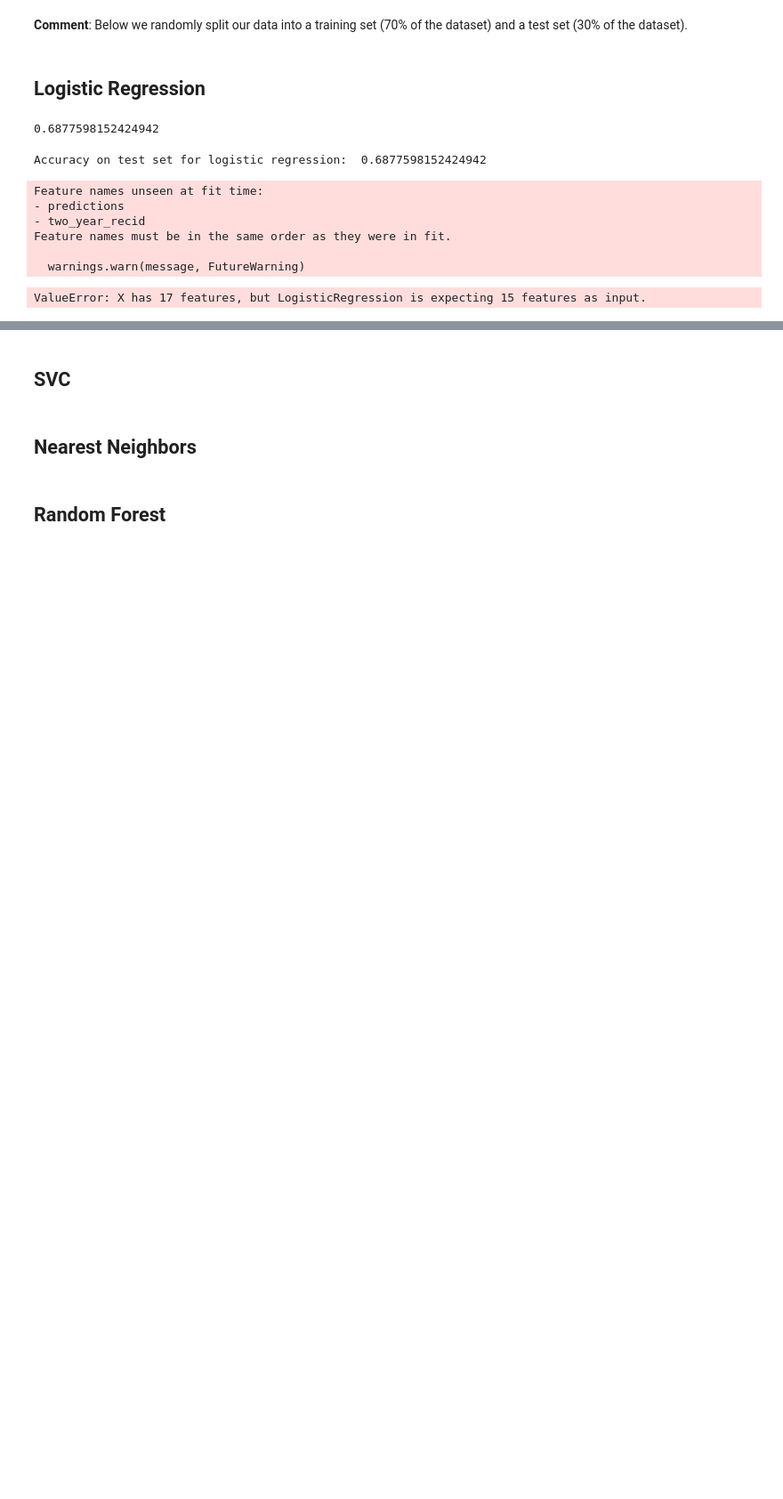
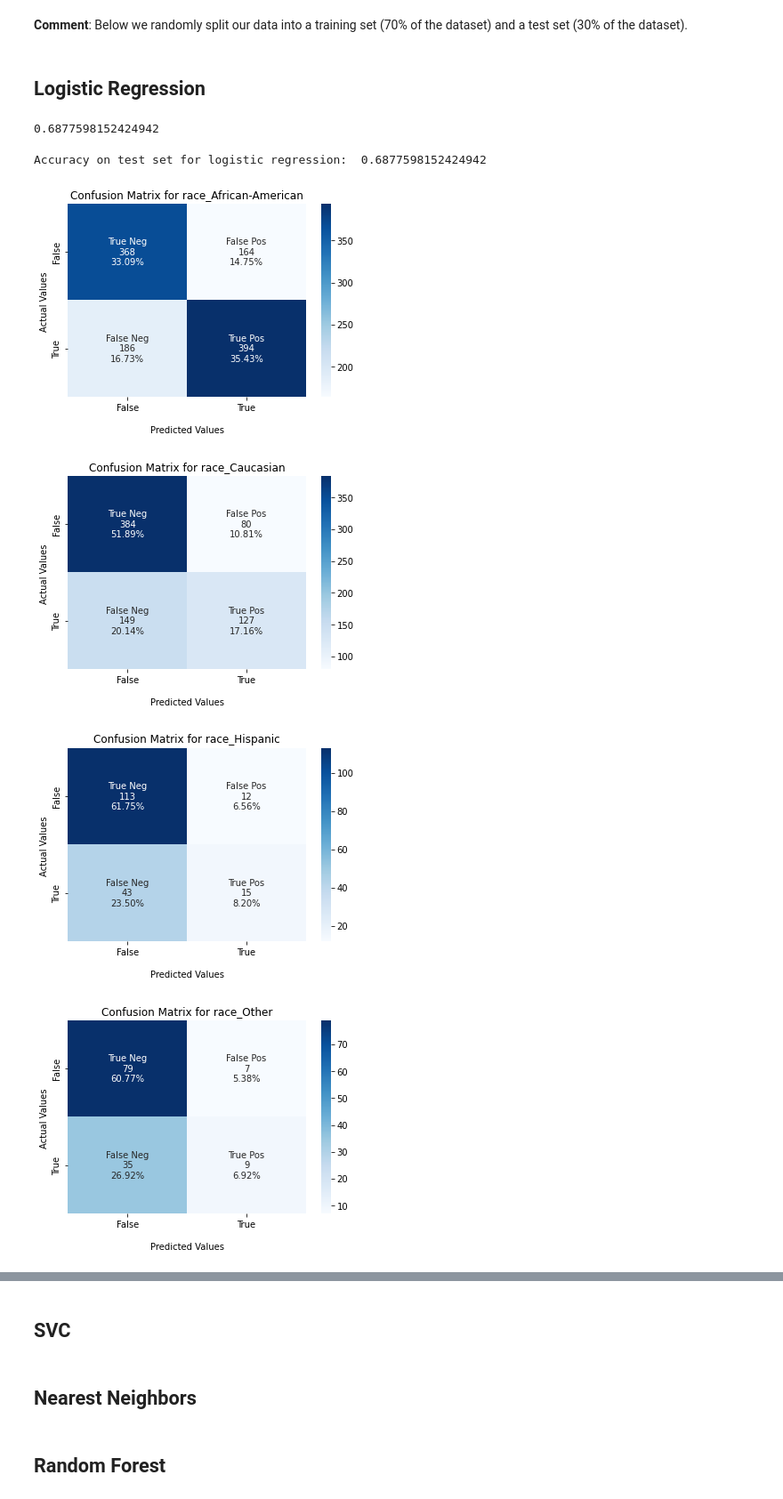
Before and after one commit to GuilhermeGPGil/ProPublica-COMPAS-Dataset-Analysis, a Jupyter notebook: Proj.ipynb, the cells around one changed output, grey strips where cells are left out. Shown: that part at 89% size. Cells and saved outputs as stored; diff of their text form; code cells hidden in the pictures; blank space fills up the shorter version.

```diff
--- a/Proj.ipynb
+++ b/Proj.ipynb
@@ -524,34 +457,26 @@ Accuracy on test set for logistic regression:  0.6877598152424942
 # %%
 # confusion matrices for logistic regression
 predictions = clf.predict(X_test)
-cm_data = X_test # do we change X_test by doing this? If so, we can't do this
+cm_data = X_test.copy() # do we change X_test by doing this? If so, we can't do this
 cm_data["two_year_recid"] = y_test
 cm_data["predictions"] = predictions # add the predictions to the table with data
 
-#races = cm_data["race"].unique().tolist()
-#genders = ["Male","Female"]
+races = ["race_African-American","race_Caucasian","race_Hispanic","race_Other"]
+genders = ["sex_Male","sex_Female"]
 
-#for race in races:
-    # aux_df = dfr.loc[dfr['race'] == race]
- #   cm_data_filtered = cm_data.loc[cm_data['race'] == race]
- #   cm = confusion_matrix(cm_data_filtered["two_year_recid"], cm_data_filtered["predictions"])
- #   DisplayCM(cm, race)
+for race in races:
+    aux_df = dfr.loc[dfr['race'] == race]
+    cm_data_filtered = cm_data.loc[cm_data[race] == 1.0]
+    cm = confusion_matrix(cm_data_filtered["two_year_recid"], cm_data_filtered["predictions"])
+    DisplayCM(cm, race)
 
-#for sex in genders:
-    # aux_df = dfr.loc[dfr['sex'] == sex]
-    #cm_data_filtered = cm_data.loc[cm_data['race'] == race]
-   # cm = confusion_matrix(cm_data_filtered["two_year_recid"], cm_data_filtered["predictions"])
-   # makeCM(cm, sex)
-
-
-cm_data_caucasian = cm_data.loc[dfr['race'] == "Caucasian"]
-cm = confusion_matrix(cm_data_caucasian["two_year_recid"], cm_data_caucasian["predictions"])
-DisplayCM(cm, "Caucasian")
+for sex in genders:
+    aux_df = dfr.loc[dfr['sex'] == sex]
+    cm_data_filtered = cm_data.loc[cm_data[sex] == 1.0]
+    cm = confusion_matrix(cm_data_filtered["two_year_recid"], cm_data_filtered["predictions"])
+    DisplayCM(cm, sex)
 # %% [output]
-Feature names unseen at fit time:
-- predictions
-- two_year_recid
-Feature names must be in the same order as they were in fit.
-
-  warnings.warn(message, FutureWarning)
-ValueError: X has 17 features, but LogisticRegression is expecting 15 features as input.
+[figure, added]
+[figure, added]
+[figure, added]
+[figure, added]
```
Also changed, not shown: parts of 26 cells of this notebook.
